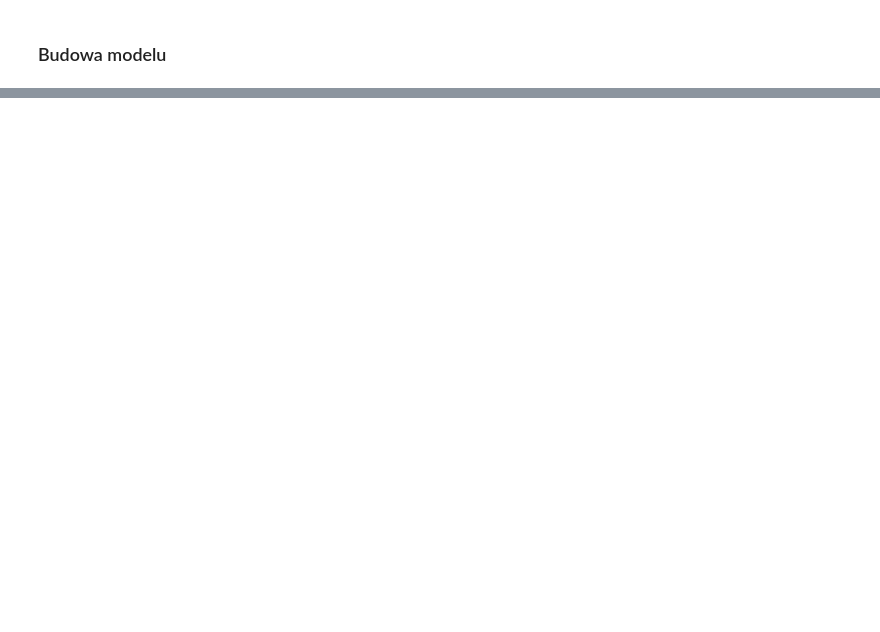
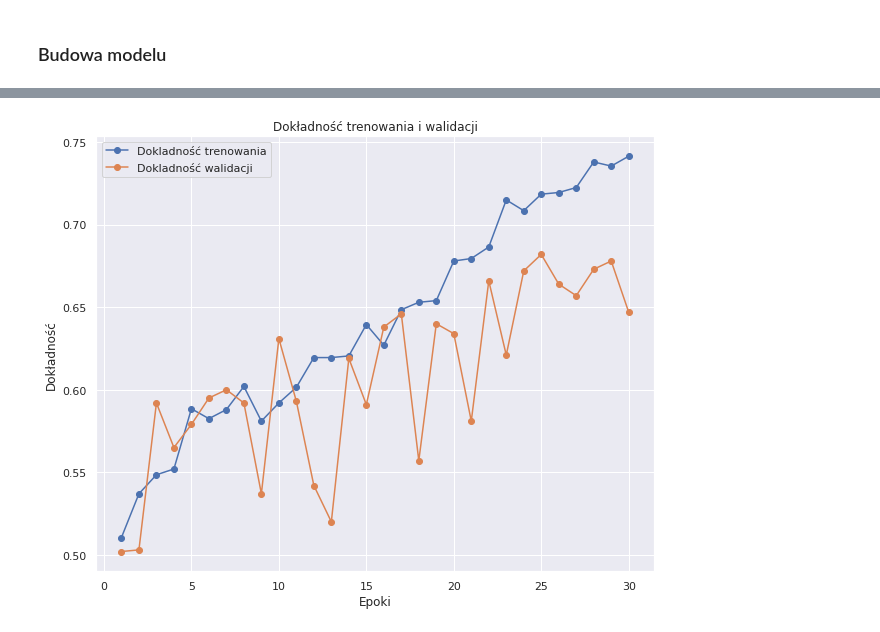
Before and after one commit to lukasztracz195/DeepLearningInPythonCourse, a Jupyter notebook: Lab1_catvsdogs.ipynb, the cells around one changed output, grey strips where cells are left out. Drawn from its saved outputs; the diff is of its cells as text; code cells hidden in the pictures; blank space fills up the shorter version.

```diff
--- a/Lab1_catvsdogs.ipynb
+++ b/Lab1_catvsdogs.ipynb
@@ -274,0 +308,5 @@ model.add(layers)
+# %%
+from keras import optimizers
+model.compile(optimizer=optimizers.SGD(),
+              loss='binary_crossentropy',
+              metrics=['accuracy'])
@@ -274,0 +315,15 @@ model.add(layers)
+# %%
+from keras.preprocessing.image import ImageDataGenerator
+
+train_datagen = ImageDataGenerator(rescale=1./255.)
+valid_datagen = ImageDataGenerator(rescale=1./255.)
+
+train_generator = train_datagen.flow_from_directory(directory=train_dir,
+                                                     target_size = (150,150),
+                                                     batch_size=20,
+                                                     class_mode='binary')
+
+valid_generator = valid_datagen.flow_from_directory(directory=valid_dir,
+                                                     target_size = (150,150),
+                                                     batch_size=20,
+                                                     class_mode='binary')
@@ -274,0 +345,13 @@ model.add(layers)
+# %%
+import time
+tic = time.time()
+history = model.fit_generator(generator=train_generator,
+                              steps_per_epoch=100,
+                              epochs=30,
+                              validation_data=valid_generator,
+                              validation_steps=50,
+                              callbacks = model_checkpoint_callback
+                              )
+toc = time.time()
+print('Czas przetwrzania: {}'.format(toc - tic))
+model.save('cats_and_dogs_small_1.h5')
@@ -274,0 +376,4 @@ model.add(layers)
+# %%
+make_accuracy_plot(history)
+# %% [output]
+[figure, added]
```
Also changed, not shown: parts of 18 cells of this notebook.
